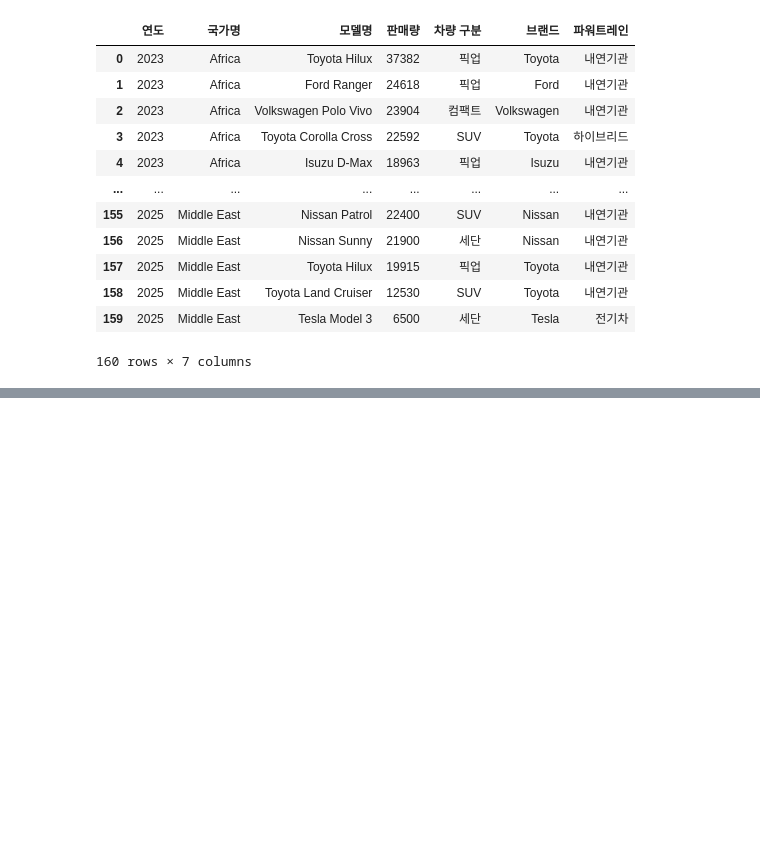
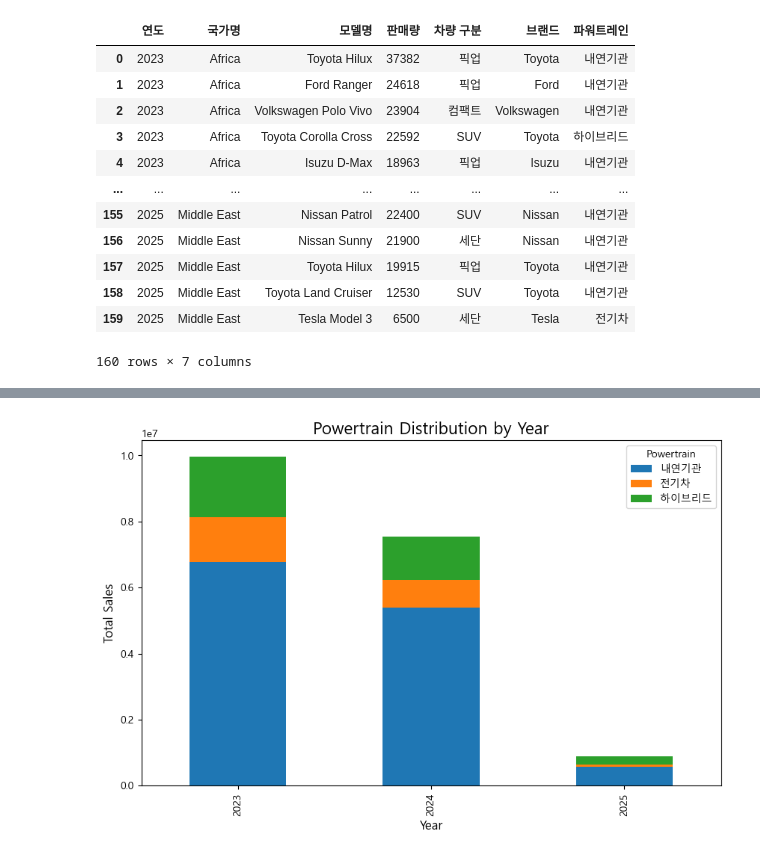
Before and after one commit to Coding-Supremacy/manifest-mini, a Jupyter notebook: eungmin/데이터분석3.ipynb, the cells around one changed output, grey strips where cells are left out. Cells and saved outputs as stored; diff of their text form; code cells hidden in the pictures; blank space fills up the shorter version.

```diff
--- a/eungmin/데이터분석3.ipynb
+++ b/eungmin/데이터분석3.ipynb
@@ -140,0 +221,12 @@ df.to_csv("수출 주요 국가 차량 판매량 순위_정리 완료2.csv", ind
+# %%
+# 4. 파워트레인 비중 분석 (Powertrain Distribution by Year)
+powertrain_sales = data.groupby(['연도', '파워트레인'])['판매량'].sum().unstack()
+plt.figure(figsize=(10, 6))
+powertrain_sales.plot(kind='bar', stacked=True, ax=plt.gca())
+plt.title('Powertrain Distribution by Year', fontsize=16)
+plt.xlabel('Year', fontsize=12)
+plt.ylabel('Total Sales', fontsize=12)
+plt.legend(title='Powertrain', fontsize=10)
+plt.show()
+# %% [output]
+[figure, added]
```
Also changed, not shown: parts of 17 cells of this notebook, 3 other files.
